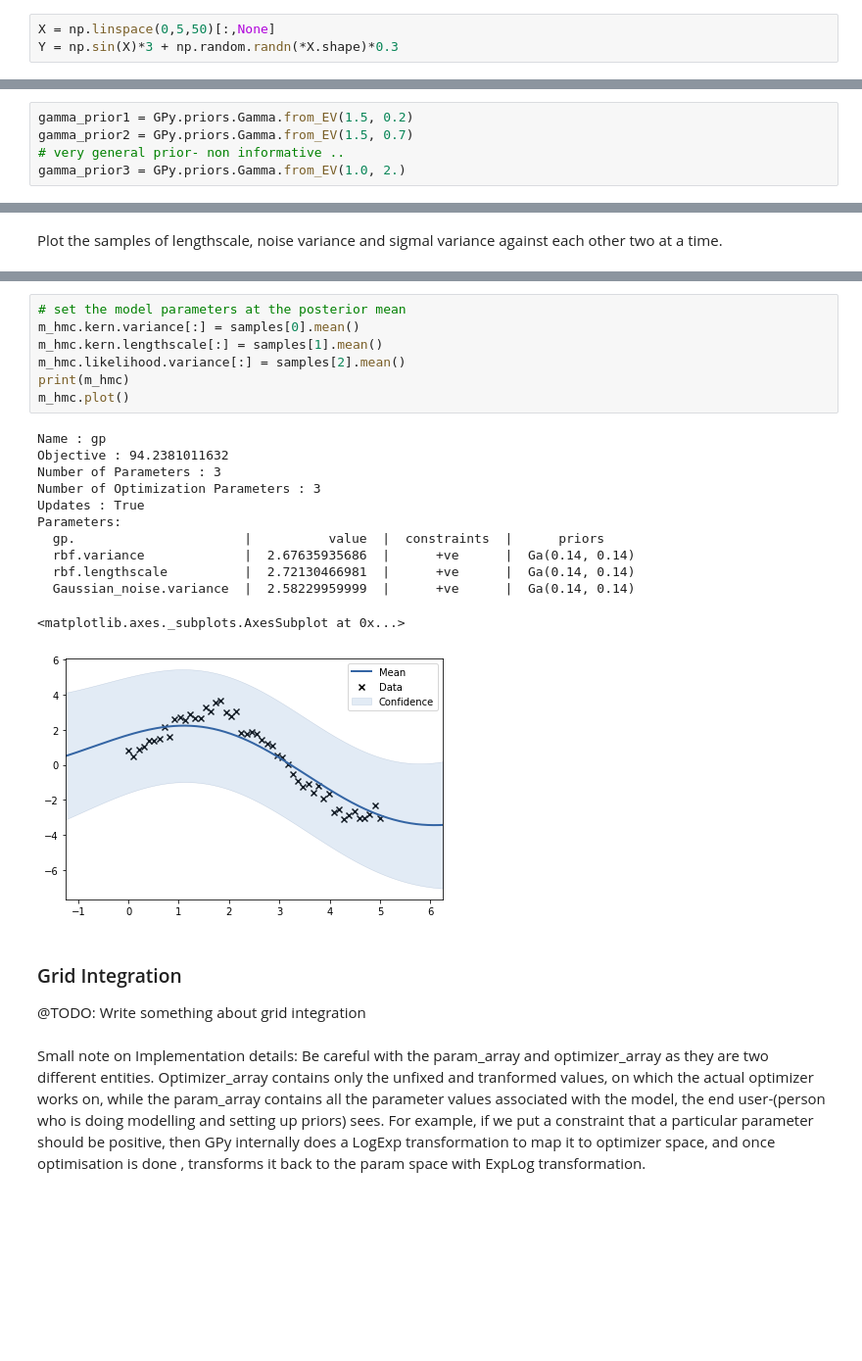
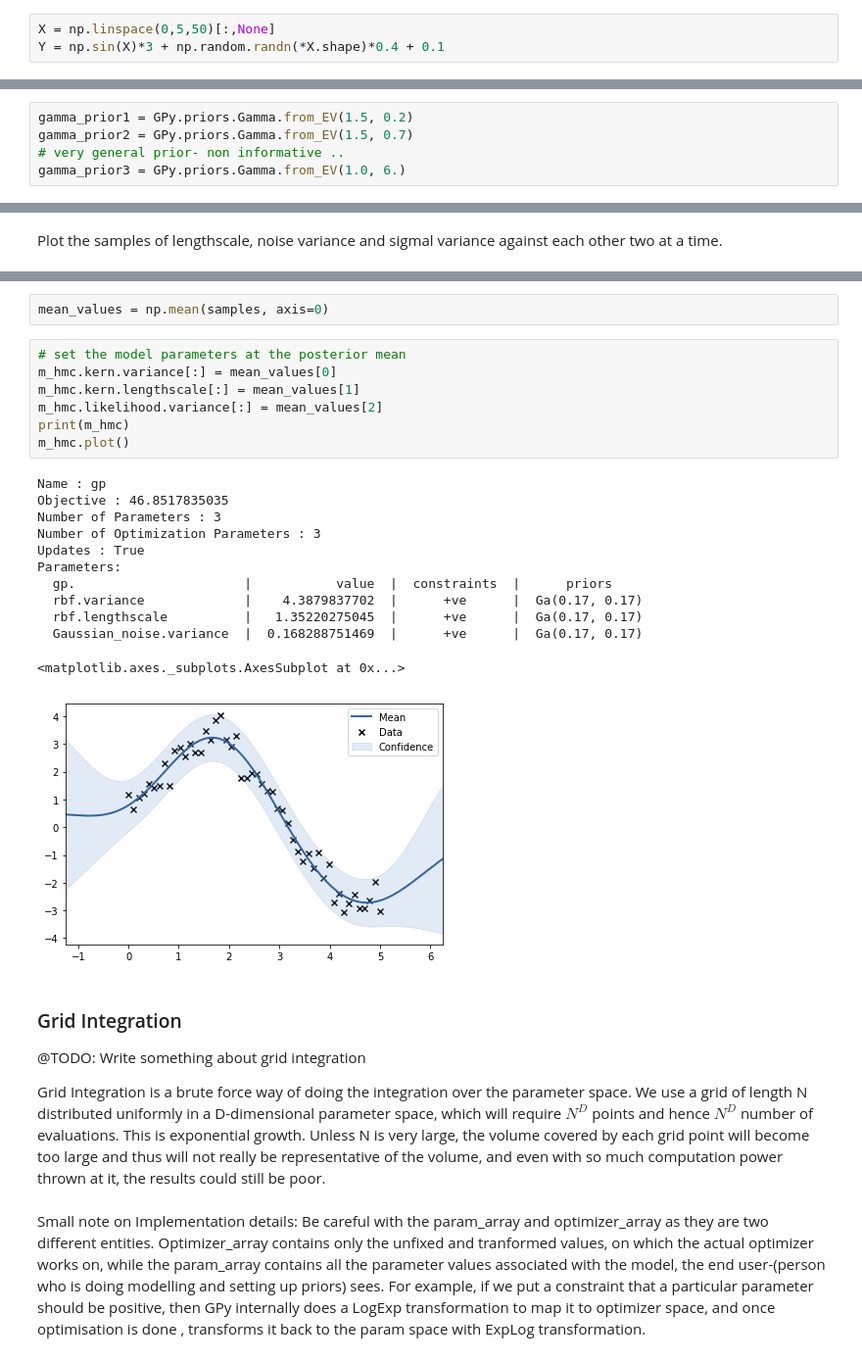
Before and after one commit to adhaka/notebook_gallery, a Jupyter notebook: practice/ccd/Model-Selection.ipynb, the cells around one changed output, grey strips where cells are left out. Shown at 98% size. Saved outputs shown, nothing was run; the diff lists cells and outputs as text; blank space fills up the shorter version.

```diff
--- a/practice/ccd/Model-Selection.ipynb
+++ b/practice/ccd/Model-Selection.ipynb
@@ -56,7 +56,7 @@ We will perform ML inference first, followed by MAP inference and then finally i
 Select input data and make a simple GP Regression model
 # %%
 X = np.linspace(0,5,50)[:,None]
-Y = np.sin(X)*3 + np.random.randn(*X.shape)*0.3
+Y = np.sin(X)*3 + np.random.randn(*X.shape)*0.4 + 0.1
 # %% [markdown]
 Set kernel, likelihood and inference objects as RBF, Gaussian and Laplace respectively - standard GP Regression
 # %%
@@ -98,5 +98,5 @@ gaussian_prior2 = GPy.priors.Gaussian(1.5, 1.0)
 gamma_prior1 = GPy.priors.Gamma.from_EV(1.5, 0.2)
 gamma_prior2 = GPy.priors.Gamma.from_EV(1.5, 0.7)
 # very general prior- non informative ..
-gamma_prior3 = GPy.priors.Gamma.from_EV(1.0, 2.)
+gamma_prior3 = GPy.priors.Gamma.from_EV(1.0, 6.)
 # %%
@@ -250,26 +257,30 @@ ax.set_xlabel(labels[0]); ax.set_ylabel(labels[2])
+# %%
+mean_values = np.mean(samples, axis=0)
 # %%
 # set the model parameters at the posterior mean
-m_hmc.kern.variance[:] = samples[0].mean()
-m_hmc.kern.lengthscale[:] = samples[1].mean()
-m_hmc.likelihood.variance[:] = samples[2].mean()
+m_hmc.kern.variance[:] = mean_values[0]
+m_hmc.kern.lengthscale[:] = mean_values[1]
+m_hmc.likelihood.variance[:] = mean_values[2]
 print(m_hmc)
 m_hmc.plot()
 # %% [output]
 Name : gp
-Objective : 94.2381011632
+Objective : 46.8517835035
 Number of Parameters : 3
 Number of Optimization Parameters : 3
 Updates : True
 Parameters:
-  gp.                      |          value  |  constraints  |      priors
-  rbf.variance             |  2.67635935686  |      +ve      |  Ga(0.14, 0.14)
-  rbf.lengthscale          |  2.72130466981  |      +ve      |  Ga(0.14, 0.14)
-  Gaussian_noise.variance  |  2.58229959999  |      +ve      |  Ga(0.14, 0.14)
+  gp.                      |           value  |  constraints  |      priors
+  rbf.variance             |    4.3879837702  |      +ve      |  Ga(0.17, 0.17)
+  rbf.lengthscale          |   1.35220275045  |      +ve      |  Ga(0.17, 0.17)
+  Gaussian_noise.variance  |  0.168288751469  |      +ve      |  Ga(0.17, 0.17)
 <matplotlib.axes._subplots.AxesSubplot at 0x...>
-[figure, old version]
+[figure, new version]
-# %% [markdown]
-### Grid Integration
-@TODO: Write something about grid integration
+# %% [markdown]
+### Grid Integration
+@TODO: Write something about grid integration
+
+Grid Integration is a brute force way of doing the integration over the parameter space. We use a grid of length N distributed uniformly in a D-dimensional parameter space, which will require $N^{D}$ points and hence $N^{D}$  number of evaluations. This is exponential growth. Unless N is very large, the volume covered by each grid point will become too large and thus will not really be representative of the volume, and even with so much computation power thrown at it, the results could still be poor.
 # %% [markdown]
 Small note on Implementation details:
 Be careful with the param_array and optimizer_array as they are two different entities. Optimizer_array contains only the unfixed and tranformed values, on which the actual optimizer works on, while the param_array contains all the parameter values associated with the model, the end user-(person who is doing modelling and setting up priors) sees. For example, if we put a constraint that a particular parameter should be positive, then GPy internally does a LogExp transformation to map it to optimizer space, and once optimisation is done , transforms it back to the param space with ExpLog transformation.
```
Also changed, not shown: parts of 44 cells of this notebook.
